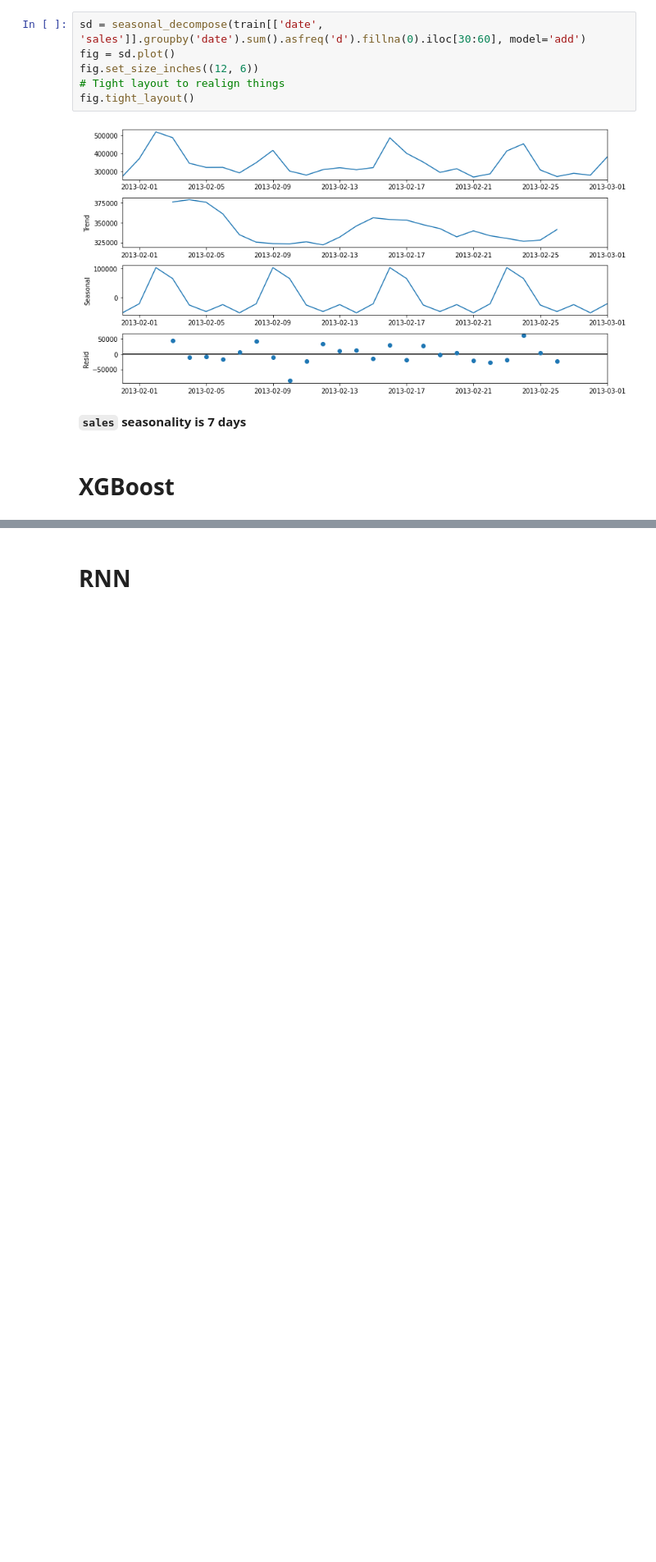
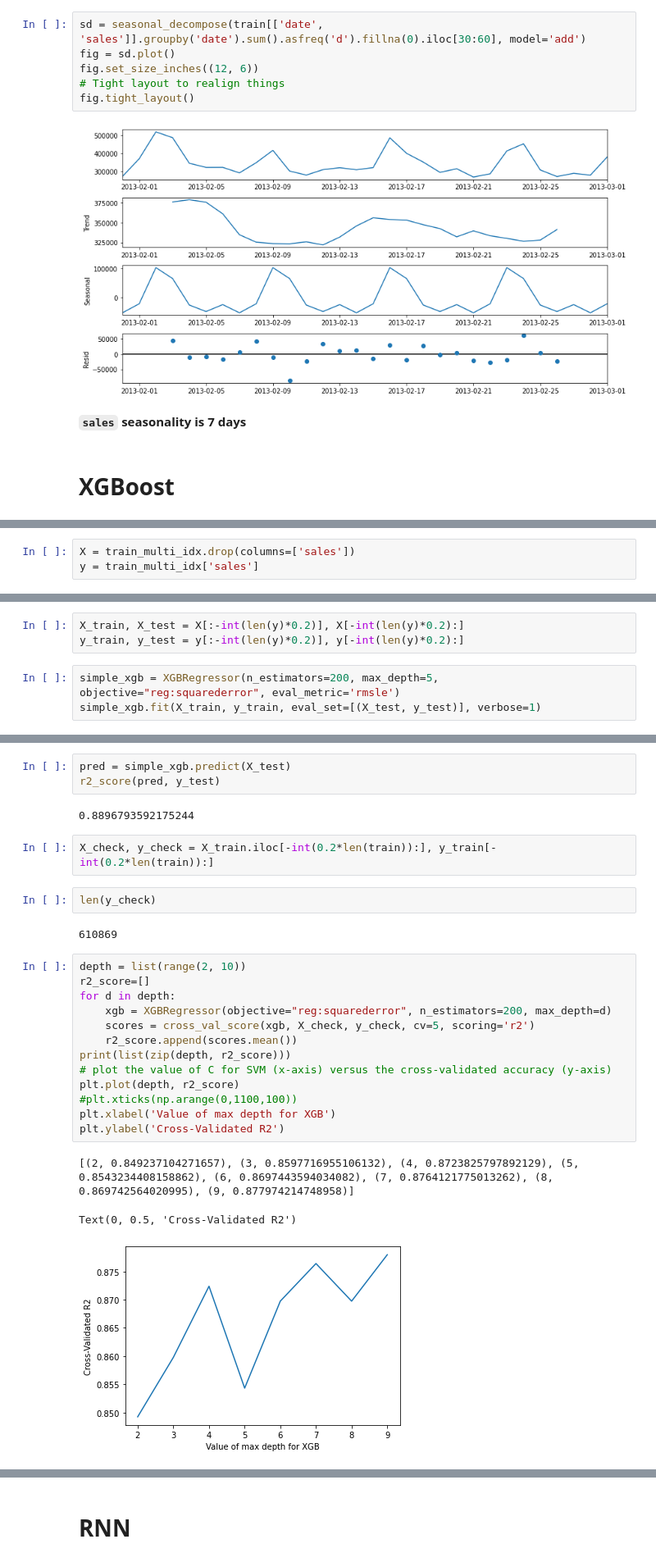
Before and after one commit to monikachudyba/ArtificialNeuralNetworkProjects, a Jupyter notebook: StoreSalesForecasting.ipynb, the cells around one changed output, grey strips where cells are left out. Shown at 82% size. Saved outputs shown, nothing was run; the diff lists cells and outputs as text; blank space fills up the shorter version.

```diff
--- a/StoreSalesForecasting.ipynb
+++ b/StoreSalesForecasting.ipynb
@@ -327,0 +341,3 @@ fig.tight_layout()
+# %%
+X = train_multi_idx.drop(columns=['sales'])
+y = train_multi_idx['sales']
@@ -327,0 +346,6 @@ fig.tight_layout()
+# %%
+X_train, X_test = X[:-int(len(y)*0.2)], X[-int(len(y)*0.2):]
+y_train, y_test = y[:-int(len(y)*0.2)], y[-int(len(y)*0.2):]
+# %%
+simple_xgb = XGBRegressor(n_estimators=200, max_depth=5, objective="reg:squarederror", eval_metric='rmsle')
+simple_xgb.fit(X_train, y_train, eval_set=[(X_test, y_test)], verbose=1)
@@ -327,0 +380,28 @@ fig.tight_layout()
+# %%
+pred = simple_xgb.predict(X_test)
+r2_score(pred, y_test)
+# %% [output]
+0.8896793592175244
+# %%
+X_check, y_check = X_train.iloc[-int(0.2*len(train)):], y_train[-int(0.2*len(train)):]
+# %%
+len(y_check)
+# %% [output]
+610869
+# %%
+depth = list(range(2, 10))
+r2_score=[]
+for d in depth:
+    xgb = XGBRegressor(objective="reg:squarederror", n_estimators=200, max_depth=d)
+    scores = cross_val_score(xgb, X_check, y_check, cv=5, scoring='r2')
+    r2_score.append(scores.mean())
+print(list(zip(depth, r2_score)))
+# plot the value of C for SVM (x-axis) versus the cross-validated accuracy (y-axis)
+plt.plot(depth, r2_score)
+#plt.xticks(np.arange(0,1100,100))
+plt.xlabel('Value of max depth for XGB')
+plt.ylabel('Cross-Validated R2')
+# %% [output]
+[(2, 0.849237104271657), (3, 0.8597716955106132), (4, 0.8723825797892129), (5, 0.8543234408158862), (6, 0.8697443594034082), (7, 0.8764121775013262), (8, 0.869742564020995), (9, 0.877974214748958)]
+Text(0, 0.5, 'Cross-Validated R2')
+[figure, added]
```
Also changed, not shown: parts of 13 cells of this notebook.
